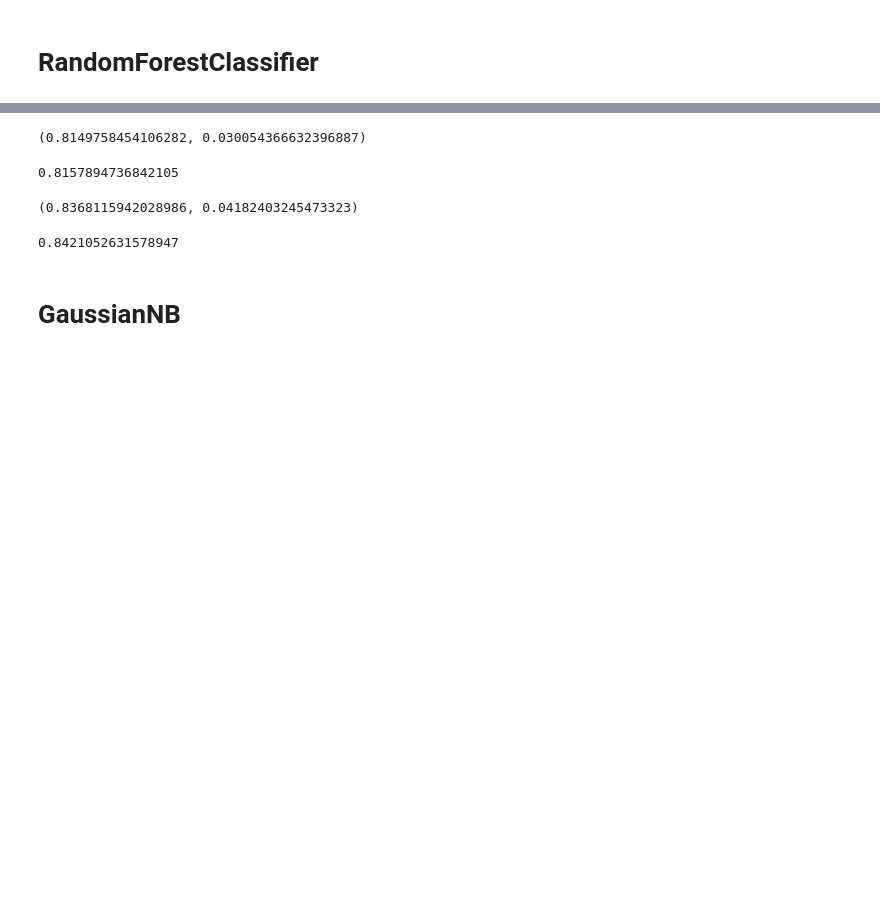
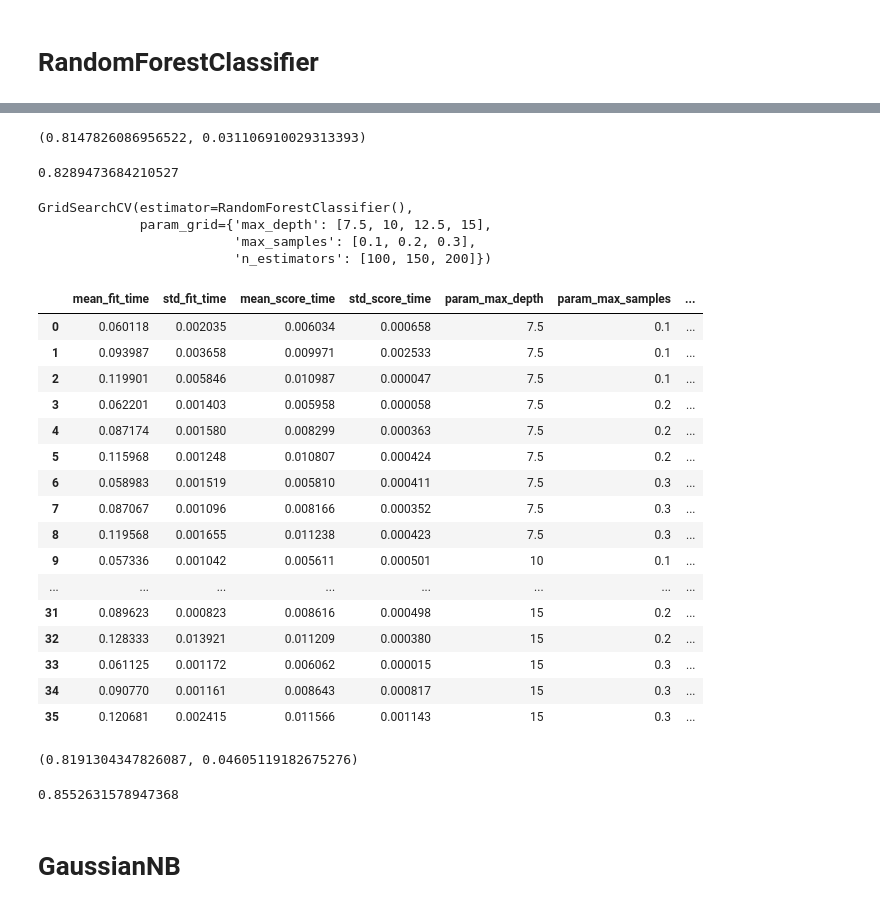
Before and after one commit to Markuski2023/MLGit, a Jupyter notebook: notebooksModels/classificationModelHeart.ipynb, the cells around one changed output, grey strips where cells are left out. Cells and saved outputs as stored; diff of their text form; code cells hidden in the pictures; blank space fills up the shorter version.

```diff
--- a/notebooksModels/classificationModelHeart.ipynb
+++ b/notebooksModels/classificationModelHeart.ipynb
@@ -52,27 +138,50 @@ accuracy_score(test_y, pred)
 # %%
 train_X, test_X, train_y, test_y = train_test_split(df_RF.drop('output', axis=1), df_RF['output'], random_state=42)
 
-model = RandomForestClassifier()
+RFModel = RandomForestClassifier()
 
-RF_scores = cross_val_score(model, train_X, train_y)
+RF_scores = cross_val_score(RFModel, train_X, train_y)
 (RF_scores.mean(), RF_scores.std())
 # %% [output]
-(0.8149758454106282, 0.030054366632396887)
+(0.8147826086956522, 0.031106910029313393)
 # %%
-model.fit(train_X, train_y)
-pred = model.predict(test_X)
+RFModel.fit(train_X, train_y)
+pred = RFModel.predict(test_X)
 accuracy_score(test_y, pred)
 # %% [output]
-0.8157894736842105
+0.8289473684210527
 # %%
 RFParam = {
            "max_depth":[7.5, 10, 12.5, 15],
-           "n_estimators":[200, 300],
+           "n_estimators":[100, 150, 200],
             "max_samples": [.1,.2,.3]
         }
 
 RF_Grid = GridSearchCV(RandomForestClassifier(), RFParam)
-RF_scores = cross_val_score(RF_Grid, train_X, train_y)
-(RF_scores.mean(), RF_scores.std())
+RF_Grid.fit(train_X, train_y)
 # %% [output]
-(0.8368115942028986, 0.04182403245473323)
+GridSearchCV(estimator=RandomForestClassifier(),
+             param_grid={'max_depth': [7.5, 10, 12.5, 15],
+                         'max_samples': [0.1, 0.2, 0.3],
+                         'n_estimators': [100, 150, 200]})
+# %%
+grid_results = pd.DataFrame(RF_Grid.cv_results_)
+grid_results
+# %% [output]
+|  | mean_fit_time | std_fit_time | mean_score_time | std_score_time | param_max_depth | param_max_samples | ... |
+| 0 | 0.060118 | 0.002035 | 0.006034 | 0.000658 | 7.5 | 0.1 | ... |
+| 1 | 0.093987 | 0.003658 | 0.009971 | 0.002533 | 7.5 | 0.1 | ... |
+| 2 | 0.119901 | 0.005846 | 0.010987 | 0.000047 | 7.5 | 0.1 | ... |
+| 3 | 0.062201 | 0.001403 | 0.005958 | 0.000058 | 7.5 | 0.2 | ... |
+| 4 | 0.087174 | 0.001580 | 0.008299 | 0.000363 | 7.5 | 0.2 | ... |
+| 5 | 0.115968 | 0.001248 | 0.010807 | 0.000424 | 7.5 | 0.2 | ... |
+| 6 | 0.058983 | 0.001519 | 0.005810 | 0.000411 | 7.5 | 0.3 | ... |
+| 7 | 0.087067 | 0.001096 | 0.008166 | 0.000352 | 7.5 | 0.3 | ... |
+| 8 | 0.119568 | 0.001655 | 0.011238 | 0.000423 | 7.5 | 0.3 | ... |
+| 9 | 0.057336 | 0.001042 | 0.005611 | 0.000501 | 10 | 0.1 | ... |
+| ... | ... | ... | ... | ... | ... | ... | ... |
+| 31 | 0.089623 | 0.000823 | 0.008616 | 0.000498 | 15 | 0.2 | ... |
+| 32 | 0.128333 | 0.013921 | 0.011209 | 0.000380 | 15 | 0.2 | ... |
+| 33 | 0.061125 | 0.001172 | 0.006062 | 0.000015 | 15 | 0.3 | ... |
+| 34 | 0.090770 | 0.001161 | 0.008643 | 0.000817 | 15 | 0.3 | ... |
+| 35 | 0.120681 | 0.002415 | 0.011566 | 0.001143 | 15 | 0.3 | ... |
@@ -79,8 +190,13 @@ RF_scores = cross_val_score(RF_Grid, train_X, train_y)
+# %%
+RF_scores = cross_val_score(RFModel, train_X, train_y)
+(RF_scores.mean(), RF_scores.std())
+# %% [output]
+(0.8191304347826087, 0.04605119182675276)
 # %%
-RF_Grid.fit(train_X, train_y)
-pred = RF_Grid.predict(test_X)
+RFModel.fit(train_X, train_y)
+pred = RFModel.predict(test_X)
 accuracy_score(test_y, pred)
 # %% [output]
-0.8421052631578947
+0.8552631578947368
 # %% [markdown]
 # GaussianNB
```
Also changed, not shown: parts of 20 cells of this notebook, 5 other files.
